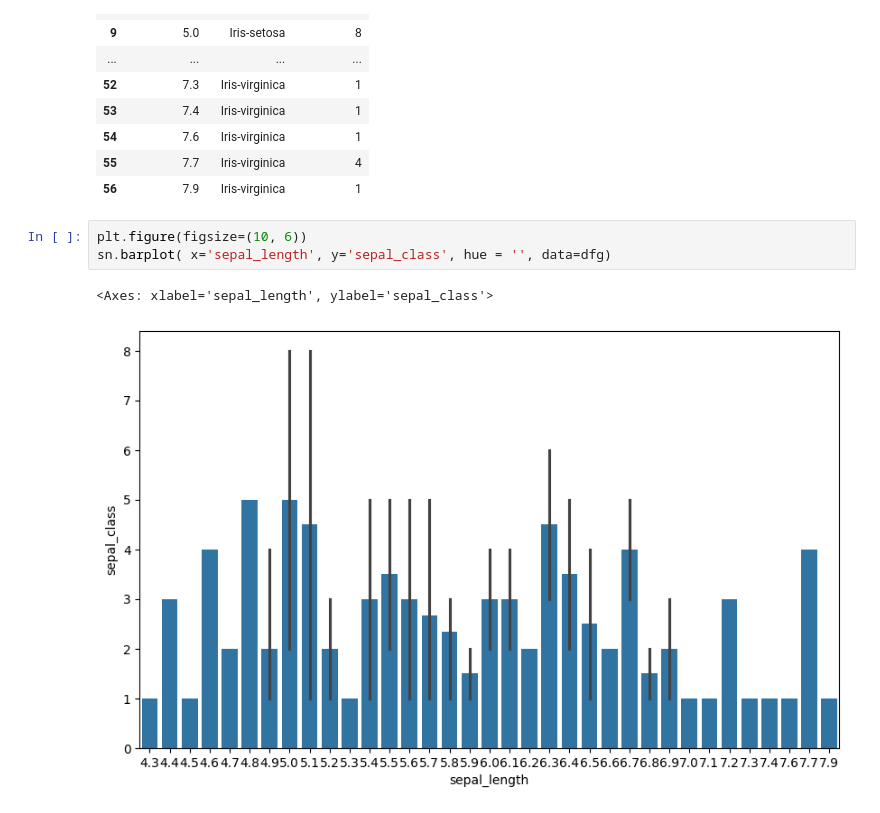
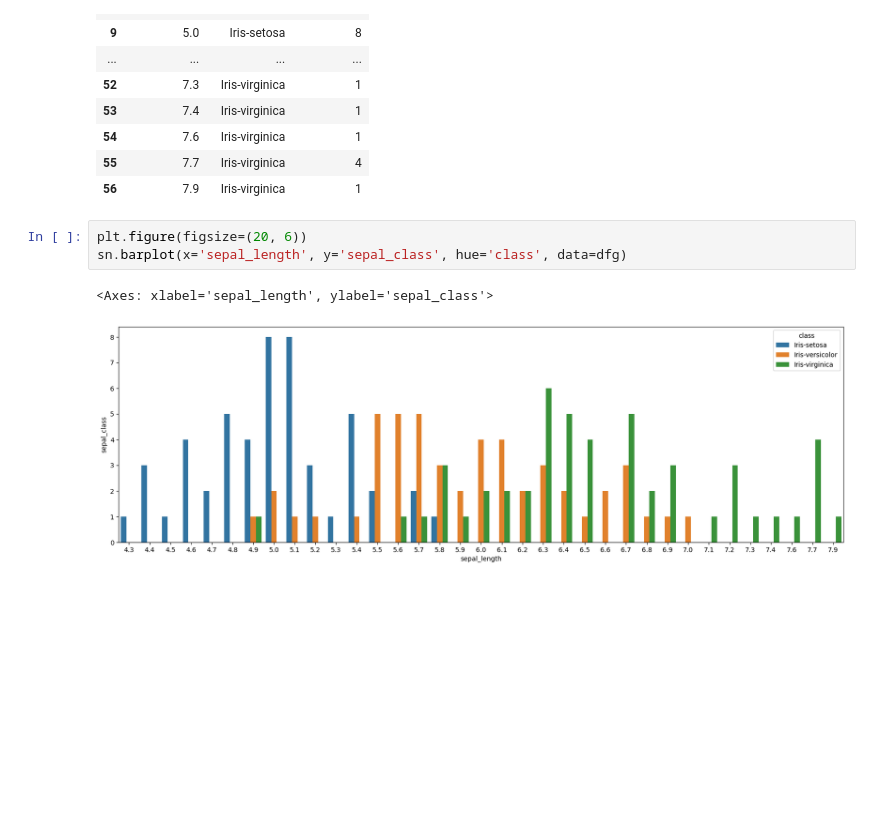
Before and after one commit to EngineeringSebastian-s/EvolutionaryComputation, a Jupyter notebook: Iris/AnalyticsIris.ipynb, the cells around one changed output. Cells and saved outputs as stored; diff of their text form; blank space fills up the shorter version.

```diff
--- a/Iris/AnalyticsIris.ipynb
+++ b/Iris/AnalyticsIris.ipynb
@@ -134,8 +133,8 @@ dfg
 | 55 | 7.7 | Iris-virginica | 4 |
 | 56 | 7.9 | Iris-virginica | 1 |
 # %%
-plt.figure(figsize=(10, 6))
-sn.barplot( x='sepal_length', y='sepal_class', hue = '', data=dfg)
+plt.figure(figsize=(20, 6))
+sn.barplot(x='sepal_length', y='sepal_class', hue='class', data=dfg)
 # %% [output]
 <Axes: xlabel='sepal_length', ylabel='sepal_class'>
-[figure, old version]
+[figure, new version]
```
Also changed, not shown: parts of 3 cells of this notebook.
